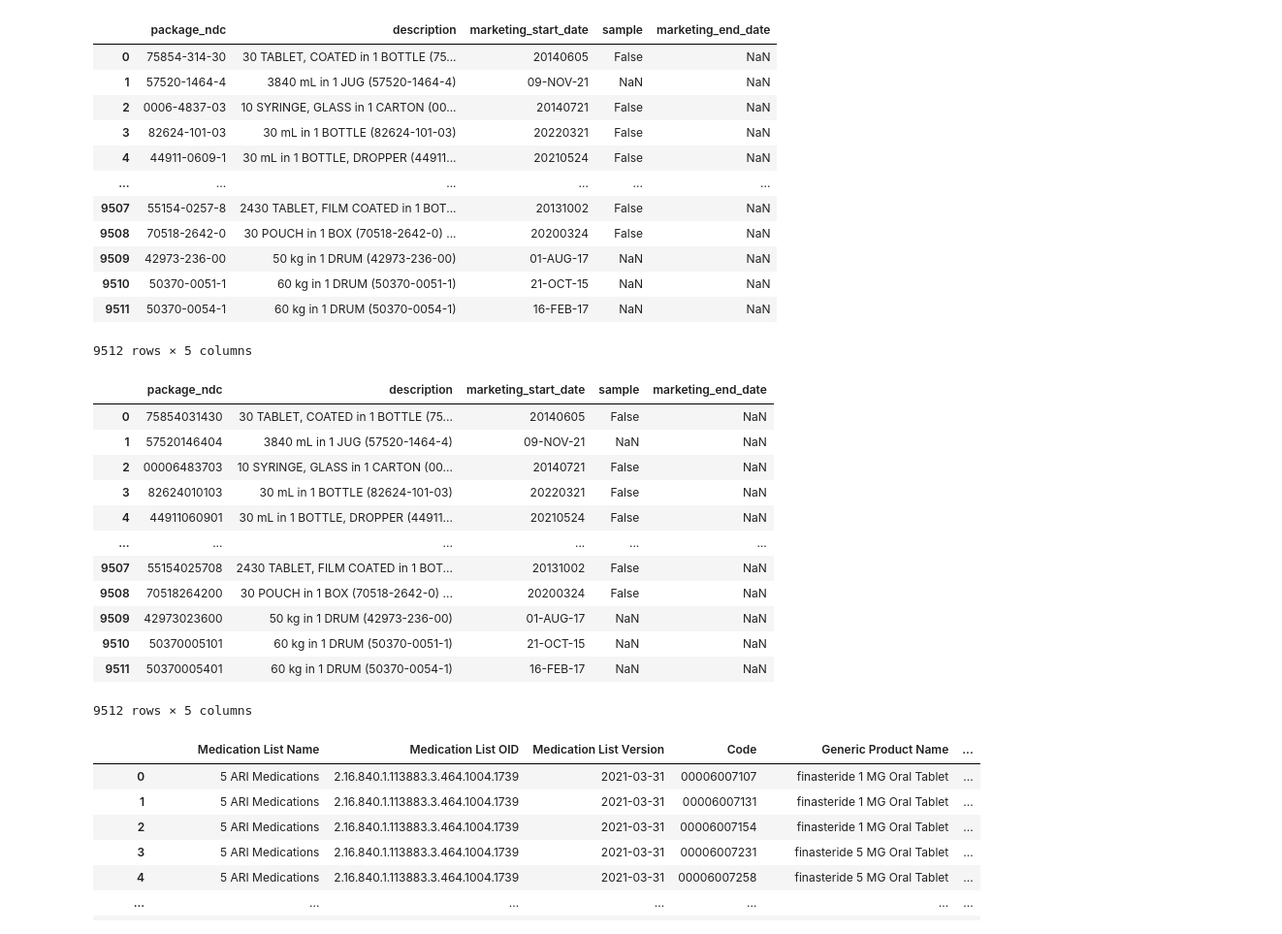
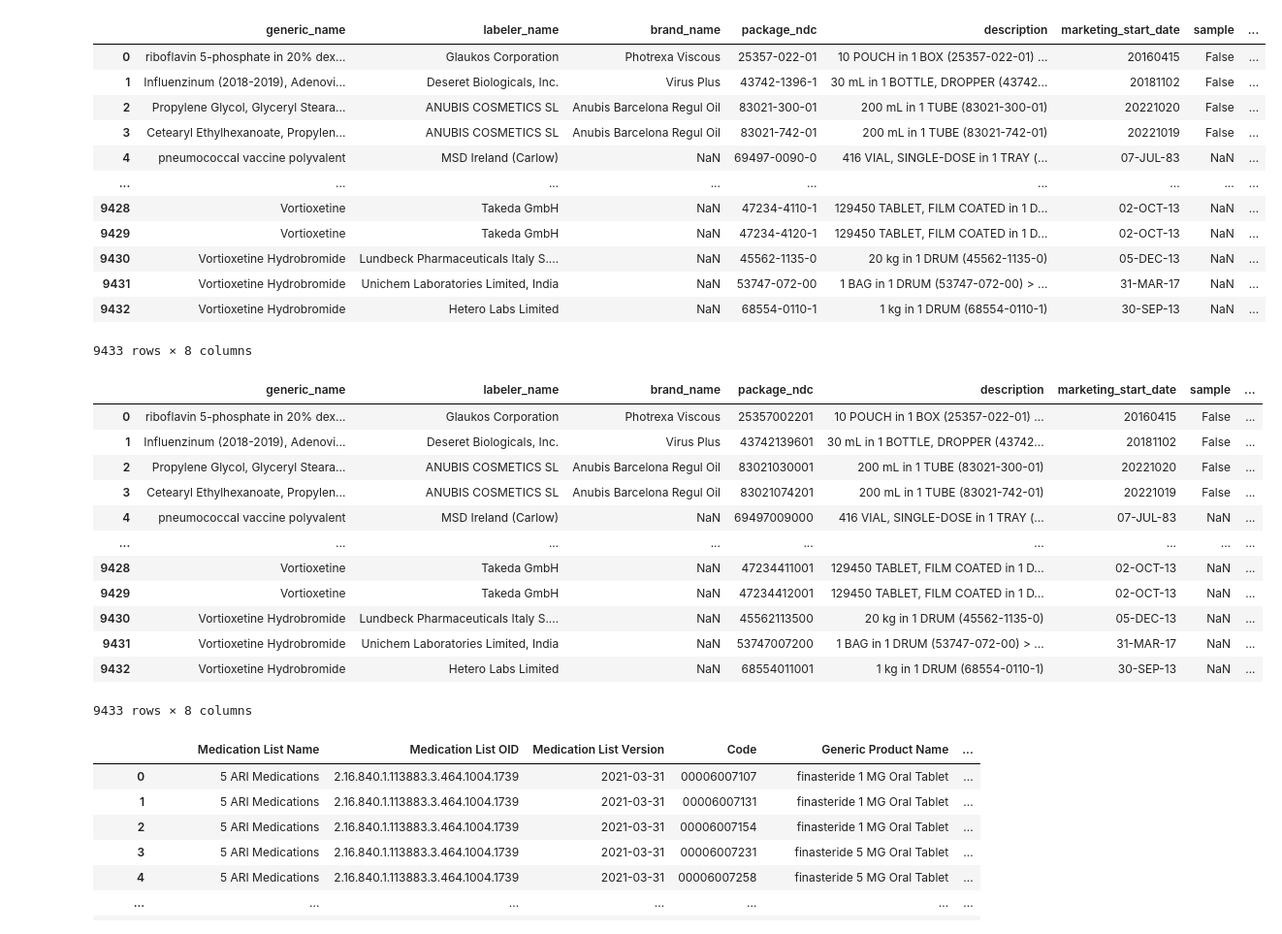
Before and after one commit to danielhmendoza01/Automatic_Code_Sets, a Jupyter notebook: NDC/Antidepressants/antidepressant_query.ipynb, the cells around one changed output. Shown at 97% size. Saved outputs shown, nothing was run; the diff lists cells and outputs as text; code cells hidden in the pictures.

```diff
--- a/NDC/Antidepressants/antidepressant_query.ipynb
+++ b/NDC/Antidepressants/antidepressant_query.ipynb
@@ -58,26 +58,29 @@ vortioxetine
 # %%
 #get within package
 df_package = pd.DataFrame()
 i = 0
 while i < df_anti.shape[0]:
     df_temp = pd.DataFrame(df_anti.packaging[i])
+    df_temp.insert(0,"generic_name", df_anti.generic_name[i])
+    df_temp.insert(1,"labeler_name", df_anti.labeler_name[i])
+    df_temp.insert(2,"brand_name", df_anti.brand_name[i])
     df_package = pd.concat([df_package, df_temp]).drop_duplicates(subset=['package_ndc']).reset_index(drop=True)
     i+=1
 df_package
 # %% [output]
-|  | package_ndc | description | marketing_start_date | sample | marketing_end_date |
-| 0 | 75854-314-30 | 30 TABLET, COATED in 1 BOTTLE (75... | 20140605 | False | NaN |
-| 1 | 57520-1464-4 | 3840 mL in 1 JUG (57520-1464-4) | 09-NOV-21 | NaN | NaN |
-| 2 | 0006-4837-03 | 10 SYRINGE, GLASS in 1 CARTON (00... | 20140721 | False | NaN |
-| 3 | 82624-101-03 | 30 mL in 1 BOTTLE (82624-101-03) | 20220321 | False | NaN |
-| 4 | 44911-0609-1 | 30 mL in 1 BOTTLE, DROPPER (44911... | 20210524 | False | NaN |
-| ... | ... | ... | ... | ... | ... |
-| 9507 | 55154-0257-8 | 2430 TABLET, FILM COATED in 1 BOT... | 20131002 | False | NaN |
-| 9508 | 70518-2642-0 | 30 POUCH in 1 BOX (70518-2642-0) ... | 20200324 | False | NaN |
-| 9509 | 42973-236-00 | 50 kg in 1 DRUM (42973-236-00) | 01-AUG-17 | NaN | NaN |
-| 9510 | 50370-0051-1 | 60 kg in 1 DRUM (50370-0051-1) | 21-OCT-15 | NaN | NaN |
-| 9511 | 50370-0054-1 | 60 kg in 1 DRUM (50370-0054-1) | 16-FEB-17 | NaN | NaN |
+|  | generic_name | labeler_name | brand_name | package_ndc | description | marketing_start_date | sample | ... |
+| 0 | riboflavin 5-phosphate in 20% dex... | Glaukos Corporation | Photrexa Viscous | 25357-022-01 | 10 POUCH in 1 BOX (25357-022-01) ... | 20160415 | False | ... |
+| 1 | Influenzinum (2018-2019), Adenovi... | Deseret Biologicals, Inc. | Virus Plus | 43742-1396-1 | 30 mL in 1 BOTTLE, DROPPER (43742... | 20181102 | False | ... |
+| 2 | Propylene Glycol, Glyceryl Steara... | ANUBIS COSMETICS SL | Anubis Barcelona Regul Oil | 83021-300-01 | 200 mL in 1 TUBE (83021-300-01) | 20221020 | False | ... |
+| 3 | Cetearyl Ethylhexanoate, Propylen... | ANUBIS COSMETICS SL | Anubis Barcelona Regul Oil | 83021-742-01 | 200 mL in 1 TUBE (83021-742-01) | 20221019 | False | ... |
+| 4 | pneumococcal vaccine polyvalent | MSD Ireland (Carlow) | NaN | 69497-0090-0 | 416 VIAL, SINGLE-DOSE in 1 TRAY (... | 07-JUL-83 | NaN | ... |
+| ... | ... | ... | ... | ... | ... | ... | ... | ... |
+| 9428 | Vortioxetine | Takeda GmbH | NaN | 47234-4110-1 | 129450 TABLET, FILM COATED in 1 D... | 02-OCT-13 | NaN | ... |
+| 9429 | Vortioxetine | Takeda GmbH | NaN | 47234-4120-1 | 129450 TABLET, FILM COATED in 1 D... | 02-OCT-13 | NaN | ... |
+| 9430 | Vortioxetine Hydrobromide | Lundbeck Pharmaceuticals Italy S.... | NaN | 45562-1135-0 | 20 kg in 1 DRUM (45562-1135-0) | 05-DEC-13 | NaN | ... |
+| 9431 | Vortioxetine Hydrobromide | Unichem Laboratories Limited, India | NaN | 53747-072-00 | 1 BAG in 1 DRUM (53747-072-00) > ... | 31-MAR-17 | NaN | ... |
+| 9432 | Vortioxetine Hydrobromide | Hetero Labs Limited | NaN | 68554-0110-1 | 1 kg in 1 DRUM (68554-0110-1) | 30-SEP-13 | NaN | ... |
-9512 rows × 5 columns
+9433 rows × 8 columns
 # %%
 #Change to NDC11
 for ele in df_package.package_ndc:
@@ -92,18 +95,18 @@ for ele in df_package.package_ndc:
     df_package.replace(ele,ndc11, inplace=True)
 df_package
 # %% [output]
-|  | package_ndc | description | marketing_start_date | sample | marketing_end_date |
-| 0 | 75854031430 | 30 TABLET, COATED in 1 BOTTLE (75... | 20140605 | False | NaN |
-| 1 | 57520146404 | 3840 mL in 1 JUG (57520-1464-4) | 09-NOV-21 | NaN | NaN |
-| 2 | 00006483703 | 10 SYRINGE, GLASS in 1 CARTON (00... | 20140721 | False | NaN |
-| 3 | 82624010103 | 30 mL in 1 BOTTLE (82624-101-03) | 20220321 | False | NaN |
-| 4 | 44911060901 | 30 mL in 1 BOTTLE, DROPPER (44911... | 20210524 | False | NaN |
-| ... | ... | ... | ... | ... | ... |
-| 9507 | 55154025708 | 2430 TABLET, FILM COATED in 1 BOT... | 20131002 | False | NaN |
-| 9508 | 70518264200 | 30 POUCH in 1 BOX (70518-2642-0) ... | 20200324 | False | NaN |
-| 9509 | 42973023600 | 50 kg in 1 DRUM (42973-236-00) | 01-AUG-17 | NaN | NaN |
-| 9510 | 50370005101 | 60 kg in 1 DRUM (50370-0051-1) | 21-OCT-15 | NaN | NaN |
-| 9511 | 50370005401 | 60 kg in 1 DRUM (50370-0054-1) | 16-FEB-17 | NaN | NaN |
+|  | generic_name | labeler_name | brand_name | package_ndc | description | marketing_start_date | sample | ... |
+| 0 | riboflavin 5-phosphate in 20% dex... | Glaukos Corporation | Photrexa Viscous | 25357002201 | 10 POUCH in 1 BOX (25357-022-01) ... | 20160415 | False | ... |
+| 1 | Influenzinum (2018-2019), Adenovi... | Deseret Biologicals, Inc. | Virus Plus | 43742139601 | 30 mL in 1 BOTTLE, DROPPER (43742... | 20181102 | False | ... |
+| 2 | Propylene Glycol, Glyceryl Steara... | ANUBIS COSMETICS SL | Anubis Barcelona Regul Oil | 83021030001 | 200 mL in 1 TUBE (83021-300-01) | 20221020 | False | ... |
+| 3 | Cetearyl Ethylhexanoate, Propylen... | ANUBIS COSMETICS SL | Anubis Barcelona Regul Oil | 83021074201 | 200 mL in 1 TUBE (83021-742-01) | 20221019 | False | ... |
+| 4 | pneumococcal vaccine polyvalent | MSD Ireland (Carlow) | NaN | 69497009000 | 416 VIAL, SINGLE-DOSE in 1 TRAY (... | 07-JUL-83 | NaN | ... |
+| ... | ... | ... | ... | ... | ... | ... | ... | ... |
+| 9428 | Vortioxetine | Takeda GmbH | NaN | 47234411001 | 129450 TABLET, FILM COATED in 1 D... | 02-OCT-13 | NaN | ... |
+| 9429 | Vortioxetine | Takeda GmbH | NaN | 47234412001 | 129450 TABLET, FILM COATED in 1 D... | 02-OCT-13 | NaN | ... |
+| 9430 | Vortioxetine Hydrobromide | Lundbeck Pharmaceuticals Italy S.... | NaN | 45562113500 | 20 kg in 1 DRUM (45562-1135-0) | 05-DEC-13 | NaN | ... |
+| 9431 | Vortioxetine Hydrobromide | Unichem Laboratories Limited, India | NaN | 53747007200 | 1 BAG in 1 DRUM (53747-072-00) > ... | 31-MAR-17 | NaN | ... |
+| 9432 | Vortioxetine Hydrobromide | Hetero Labs Limited | NaN | 68554011001 | 1 kg in 1 DRUM (68554-0110-1) | 30-SEP-13 | NaN | ... |
-9512 rows × 5 columns
+9433 rows × 8 columns
 # %%
 df_package.to_excel("ndc_antidepressants.xlsx", index=False)
```
Also changed, not shown: parts of 5 cells of this notebook, 21 other files.
